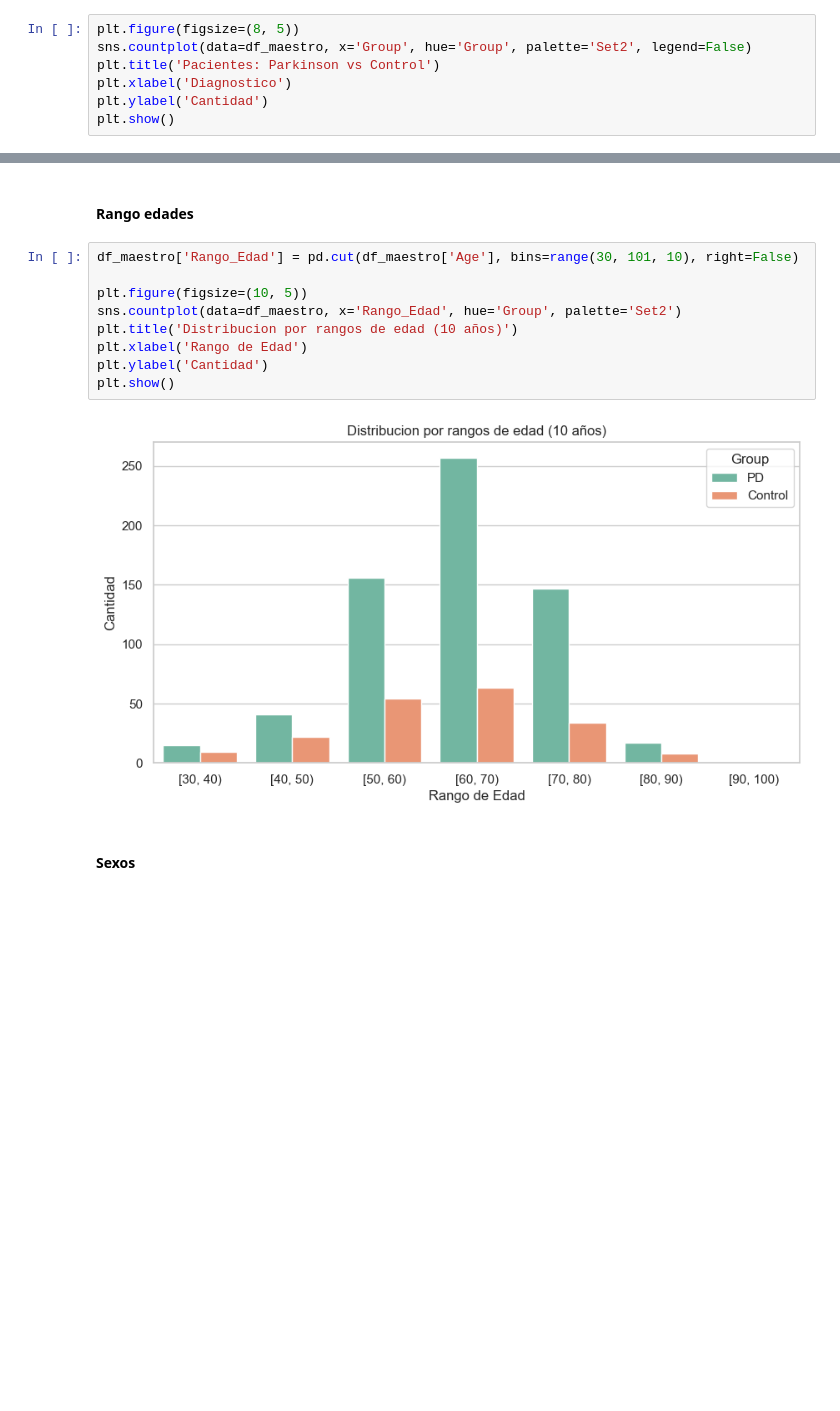
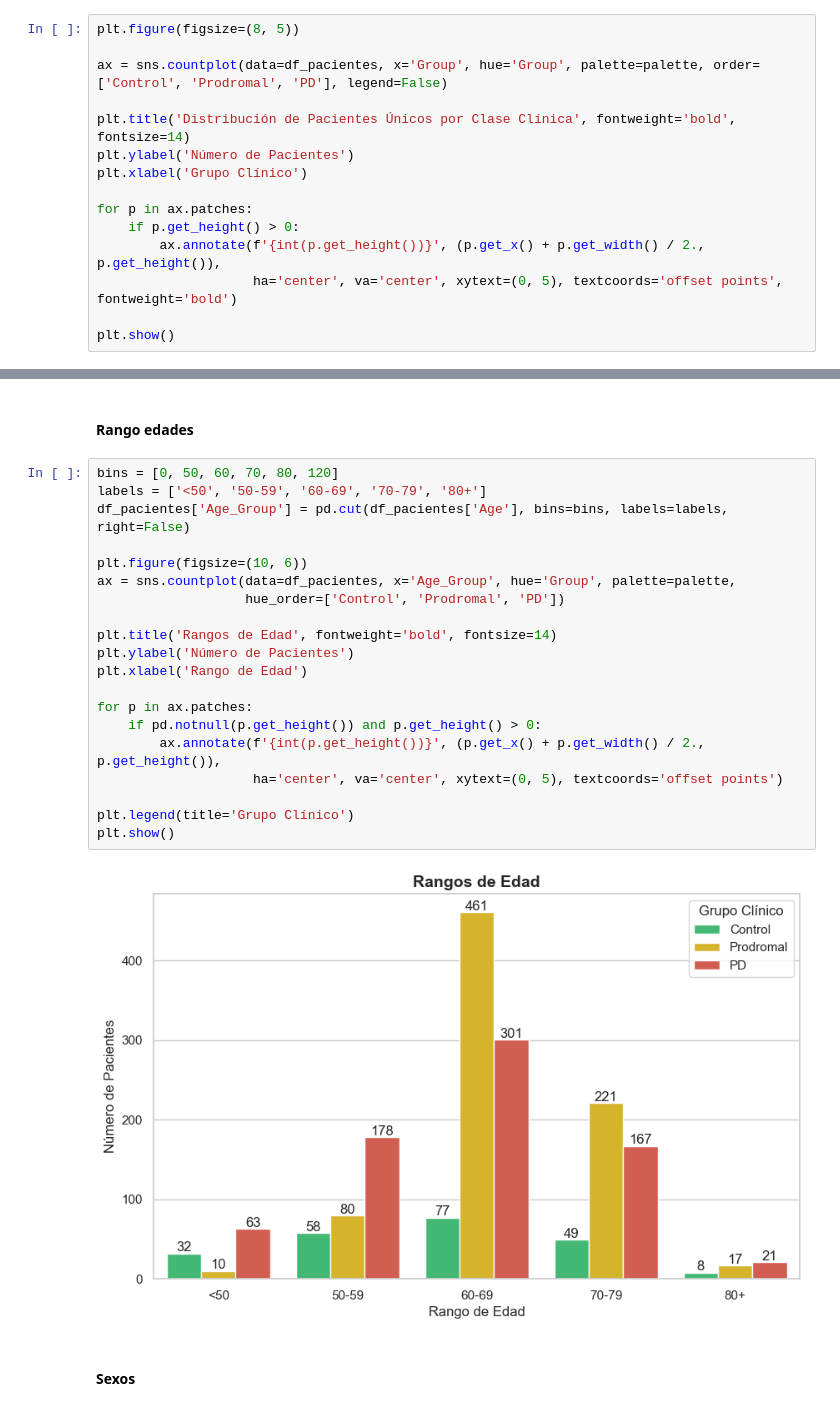
Before and after one commit to yyeryy/TFM-UNIR, a Jupyter notebook: notebooks/EDA/01_EDA_data.ipynb, the cells around one changed output, grey strips where cells are left out. Cells and saved outputs as stored; diff of their text form; blank space fills up the shorter version.

Commit message:
Subo EDA actualizado a Prodromal

```diff
--- a/notebooks/EDA/01_EDA_data.ipynb
+++ b/notebooks/EDA/01_EDA_data.ipynb
@@ -79,9 +29,17 @@ df_maestro.head()
 #### Clases
 # %%
 plt.figure(figsize=(8, 5))
-sns.countplot(data=df_maestro, x='Group', hue='Group', palette='Set2', legend=False)
-plt.title('Pacientes: Parkinson vs Control')
-plt.xlabel('Diagnostico')
-plt.ylabel('Cantidad')
+
+ax = sns.countplot(data=df_pacientes, x='Group', hue='Group', palette=palette, order=['Control', 'Prodromal', 'PD'], legend=False)
+
+plt.title('Distribución de Pacientes Únicos por Clase Clínica', fontweight='bold', fontsize=14)
+plt.ylabel('Número de Pacientes')
+plt.xlabel('Grupo Clínico')
+
+for p in ax.patches:
+    if p.get_height() > 0:
+        ax.annotate(f'{int(p.get_height())}', (p.get_x() + p.get_width() / 2., p.get_height()),
+                    ha='center', va='center', xytext=(0, 5), textcoords='offset points', fontweight='bold')
+
 plt.show()
 # %% [output]
@@ -89,16 +47,27 @@ plt.show()
 # %% [markdown]
 #### Rango edades
 # %%
-df_maestro['Rango_Edad'] = pd.cut(df_maestro['Age'], bins=range(30, 101, 10), right=False)
+bins = [0, 50, 60, 70, 80, 120]
+labels = ['<50', '50-59', '60-69', '70-79', '80+']
+df_pacientes['Age_Group'] = pd.cut(df_pacientes['Age'], bins=bins, labels=labels, right=False)
 
-plt.figure(figsize=(10, 5))
-sns.countplot(data=df_maestro, x='Rango_Edad', hue='Group', palette='Set2')
-plt.title('Distribucion por rangos de edad (10 años)')
+plt.figure(figsize=(10, 6))
+ax = sns.countplot(data=df_pacientes, x='Age_Group', hue='Group', palette=palette,
+                   hue_order=['Control', 'Prodromal', 'PD'])
+
+plt.title('Rangos de Edad', fontweight='bold', fontsize=14)
+plt.ylabel('Número de Pacientes')
 plt.xlabel('Rango de Edad')
-plt.ylabel('Cantidad')
+
+for p in ax.patches:
+    if pd.notnull(p.get_height()) and p.get_height() > 0:
+        ax.annotate(f'{int(p.get_height())}', (p.get_x() + p.get_width() / 2., p.get_height()),
+                    ha='center', va='center', xytext=(0, 5), textcoords='offset points')
+
+plt.legend(title='Grupo Clínico')
 plt.show()
 # %% [output]
-[figure, old version]
+[figure, new version]
 # %% [markdown]
 #### Sexos
 # %%
```
Also changed, not shown: parts of 9 cells of this notebook, 1 other file.
